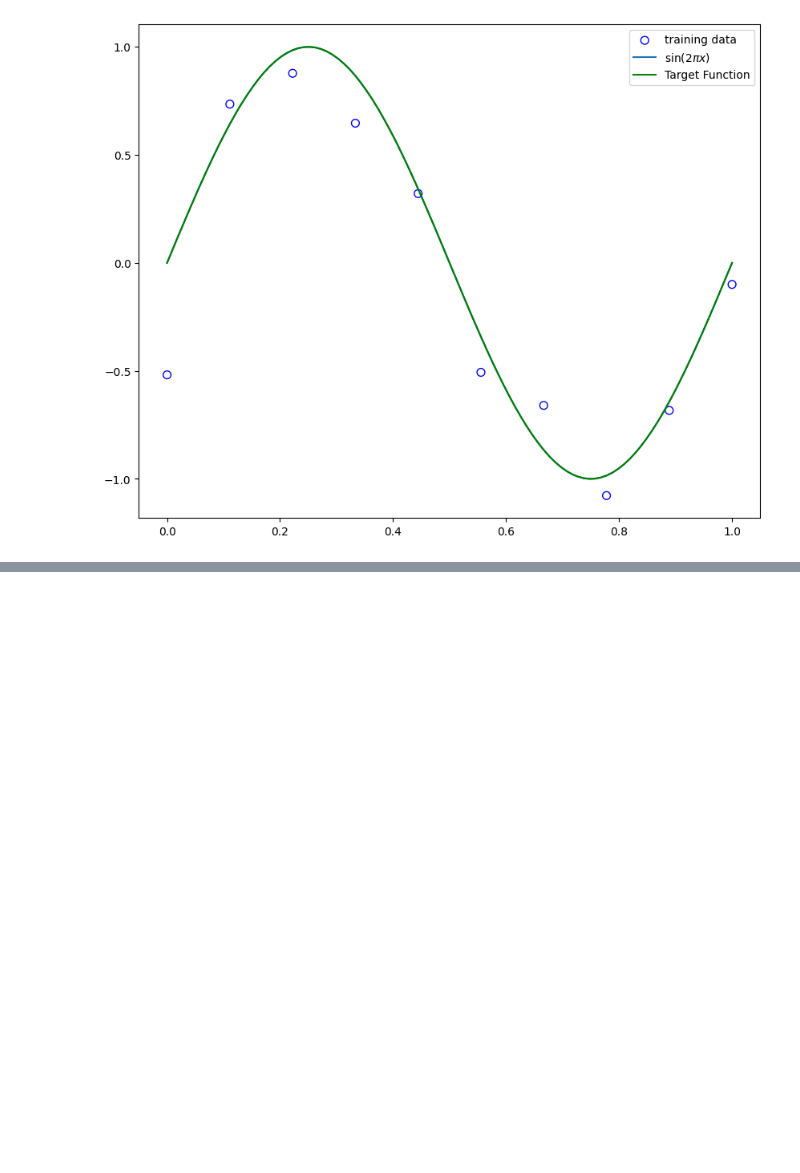
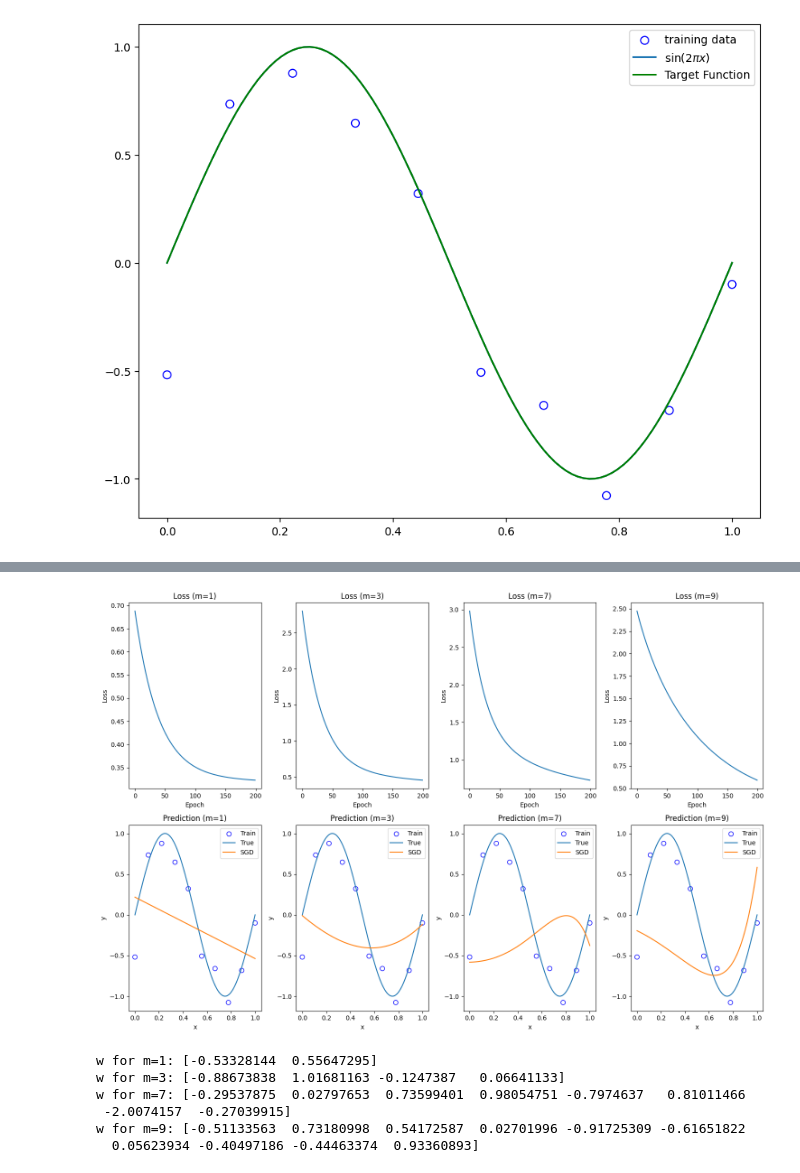
Before and after one commit to HanwenLiao/eng-ai-agents-hw, a Jupyter notebook: assignments/assignment-1/01-assignment-1.ipynb, the cells around one changed output, grey strips where cells are left out. Drawn from its saved outputs; the diff is of its cells as text; code cells hidden in the pictures; blank space fills up the shorter version.

```diff
--- a/assignments/assignment-1/01-assignment-1.ipynb
+++ b/assignments/assignment-1/01-assignment-1.ipynb
@@ -170,0 +174,80 @@ ModuleNotFoundError: No module named 'prml.features'
+# %%
+class SGD:
+    def __init__(self, lr=0.01, reg=0.1, epochs=100, bs=1):
+        self.lr = lr
+        self.reg = reg
+        self.epochs = epochs
+        self.bs = bs
+        self.losses = []
+
+    def fit(self, X, y):
+        n, d = X.shape
+        self.w = np.random.randn(d)
+
+        for _ in range(self.epochs):
+            idx = np.random.permutation(n)
+            X, y = X[idx], y[idx]
+
+            for i in range(0, n, self.bs):
+                Xb, yb = X[i:i+self.bs], y[i:i+self.bs]
+                pred = np.dot(Xb, self.w)
+                err = pred - yb
+                grad = np.dot(Xb.T, err) / self.bs + self.reg * self.w
+                self.w -= self.lr * grad
+
+            pred_all = np.dot(X, self.w)
+            loss = np.mean((pred_all - y) ** 2) + self.reg * np.sum(self.w ** 2)
+            self.losses.append(loss)
+
+    def predict(self, X):
+        return np.dot(X, self.w)
+
+lr = 0.01
+reg = 1e-3
+epochs = 200
+bs = 10
+m_vals = [1, 3, 7, 9]
+plt.figure(figsize=[15, 10])
+
+for i, m in enumerate(m_vals):
+    feat = PolynomialFeature(m)
+    Xt = feat.transform(x_train[:, np.newaxis])
+    Xts = feat.transform(x_test[:, np.newaxis])
+
+    sgd = SGD(lr=lr, reg=reg, epochs=epochs, bs=bs)
+    sgd.fit(Xt, y_train)
+
+    plt.subplot(2, len(m_vals), i + 1)
+    plt.plot(range(epochs), sgd.losses)
+    plt.title(f"Loss (m={m})")
+    plt.xlabel("Epoch")
+    plt.ylabel("Loss")
+
+    y_pred = sgd.predict(Xts)
+
+    plt.subplot(2, len(m_vals), i + 1 + len(m_vals))
+    plt.scatter(x_train, y_train, facecolor="none", edgecolor="b", s=50, label="Train")
+    plt.plot(x_test, y_test, label="True")
+    plt.plot(x_test, y_pred, label="SGD")
+    plt.title(f"Prediction (m={m})")
+    plt.xlabel("x")
+    plt.ylabel("y")
+    plt.legend()
+
+plt.tight_layout()
+plt.show()
+
+for m in m_vals:
+    feat = PolynomialFeature(m)
+    Xt = feat.transform(x_train[:, np.newaxis])
+    sgd = SGD(lr=lr, reg=reg, epochs=epochs, bs=bs)
+    sgd.fit(Xt, y_train)
+    print(f"w for m={m}:", sgd.w)
+# %% [output]
+[figure, added]
+w for m=1: [-0.53328144  0.55647295]
+w for m=3: [-0.88673838  1.01681163 -0.1247387   0.06641133]
+w for m=7: [-0.29537875  0.02797653  0.73599401  0.98054751 -0.7974637   0.81011466
+ -2.0074157  -0.27039915]
+w for m=9: [-0.51133563  0.73180998  0.54172587  0.02701996 -0.91725309 -0.61651822
+  0.05623934 -0.40497186 -0.44463374  0.93360893]
```
Also changed, not shown: parts of 12 cells of this notebook.
